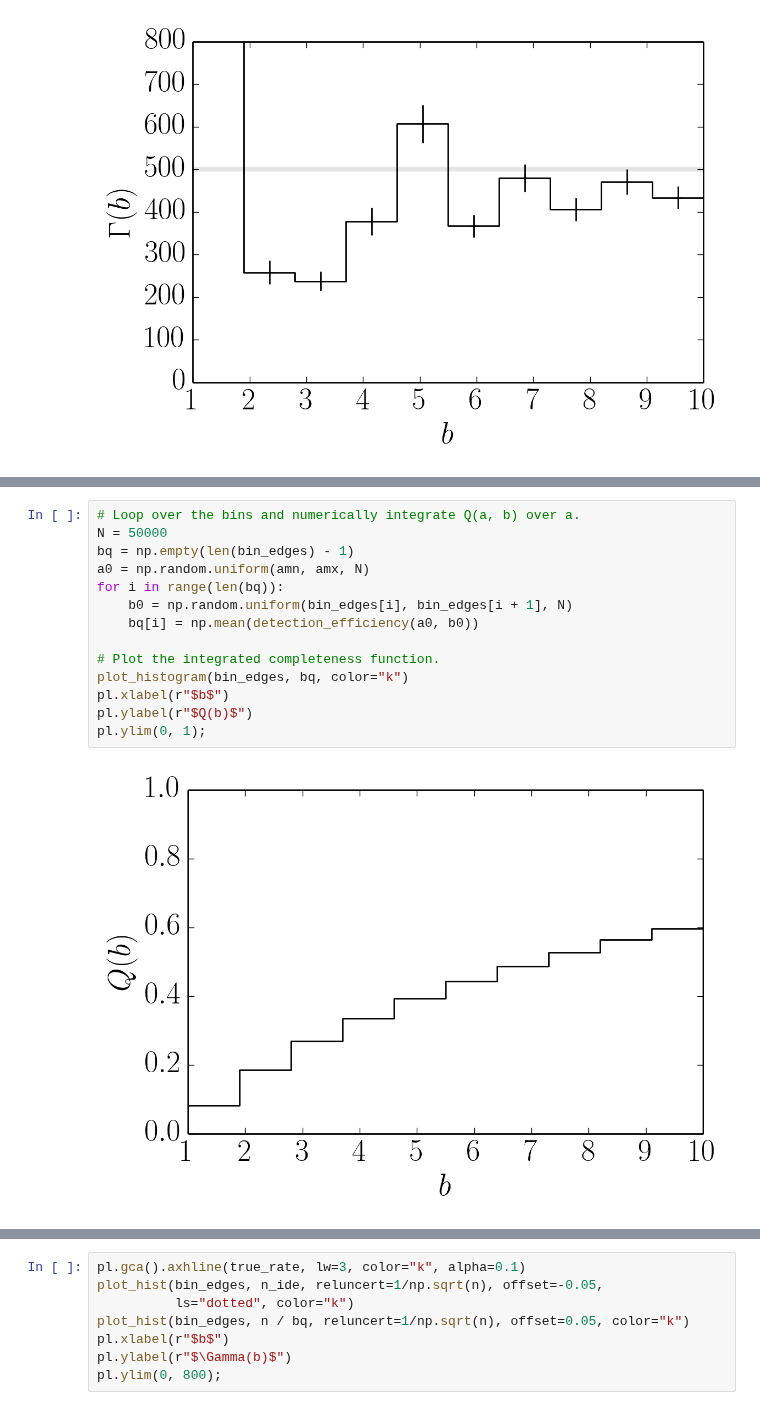
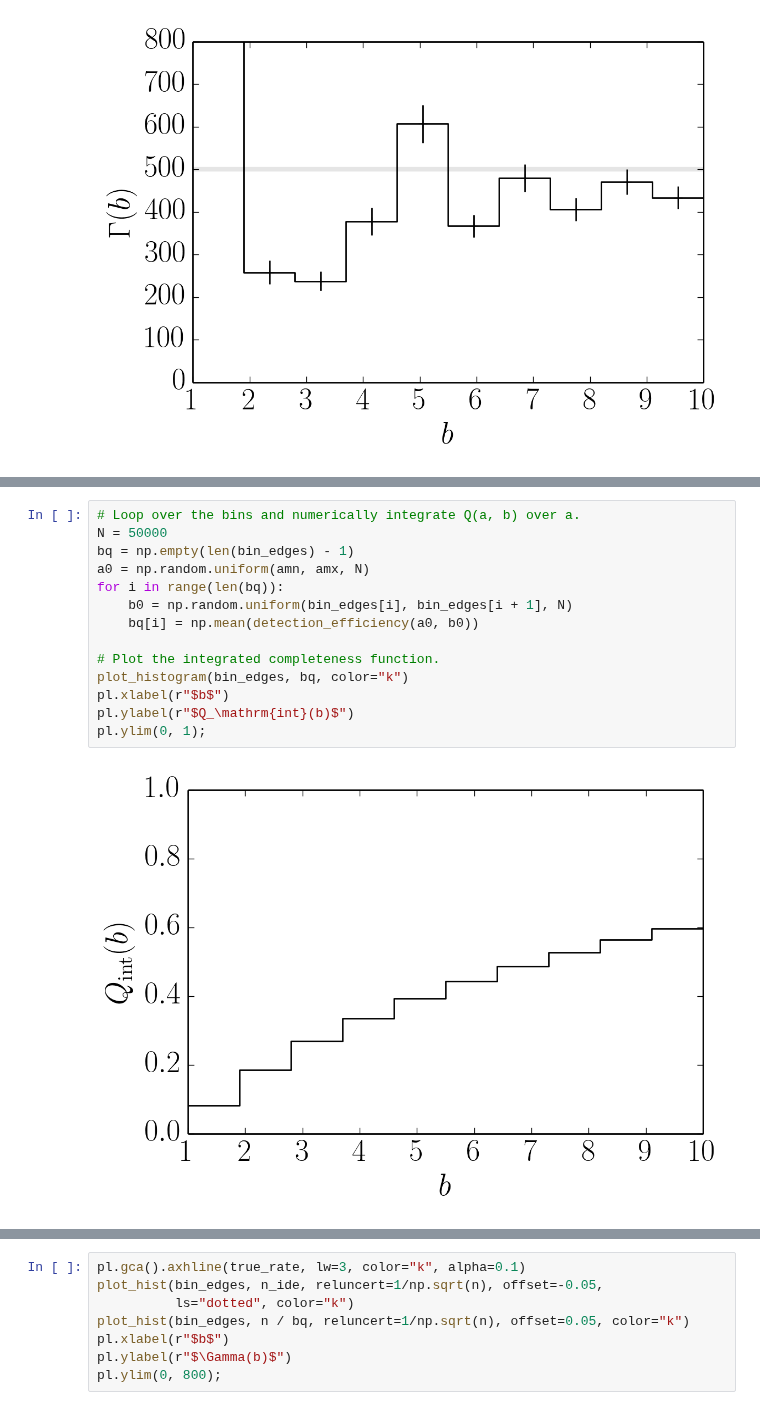
Before and after one commit to dfm-io/dfm.io, a Jupyter notebook: content/downloads/notebooks/histogram1.ipynb, the cells around one changed output, grey strips where cells are left out. Cells and saved outputs as stored; diff of their text form.

Commit message:
full draft of histogram post 1

```diff
--- a/content/downloads/notebooks/histogram1.ipynb
+++ b/content/downloads/notebooks/histogram1.ipynb
@@ -275,16 +287,16 @@ Now, let's numerically evaluate the integrated completeness function.
 # %%
 # Loop over the bins and numerically integrate Q(a, b) over a.
 N = 50000
 bq = np.empty(len(bin_edges) - 1)
 a0 = np.random.uniform(amn, amx, N)
 for i in range(len(bq)):
     b0 = np.random.uniform(bin_edges[i], bin_edges[i + 1], N)
     bq[i] = np.mean(detection_efficiency(a0, b0))
 
 # Plot the integrated completeness function.
 plot_histogram(bin_edges, bq, color="k")
 pl.xlabel(r"$b$")
-pl.ylabel(r"$Q(b)$")
+pl.ylabel(r"$Q_\mathrm{int}(b)$")
 pl.ylim(0, 1);
 # %% [output]
-[figure, old version]
+[figure, new version]
```
Also changed, not shown: parts of 19 cells of this notebook.
